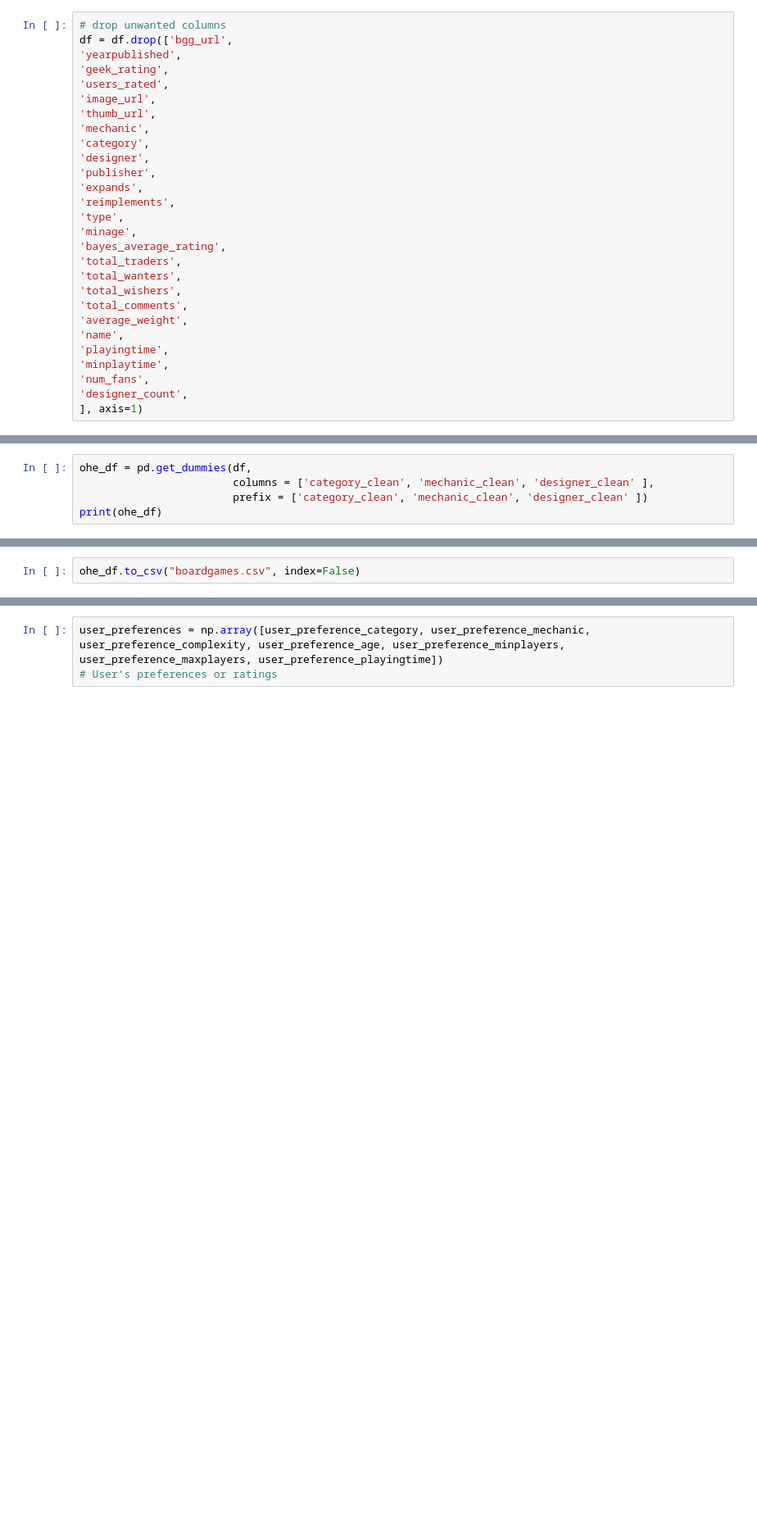
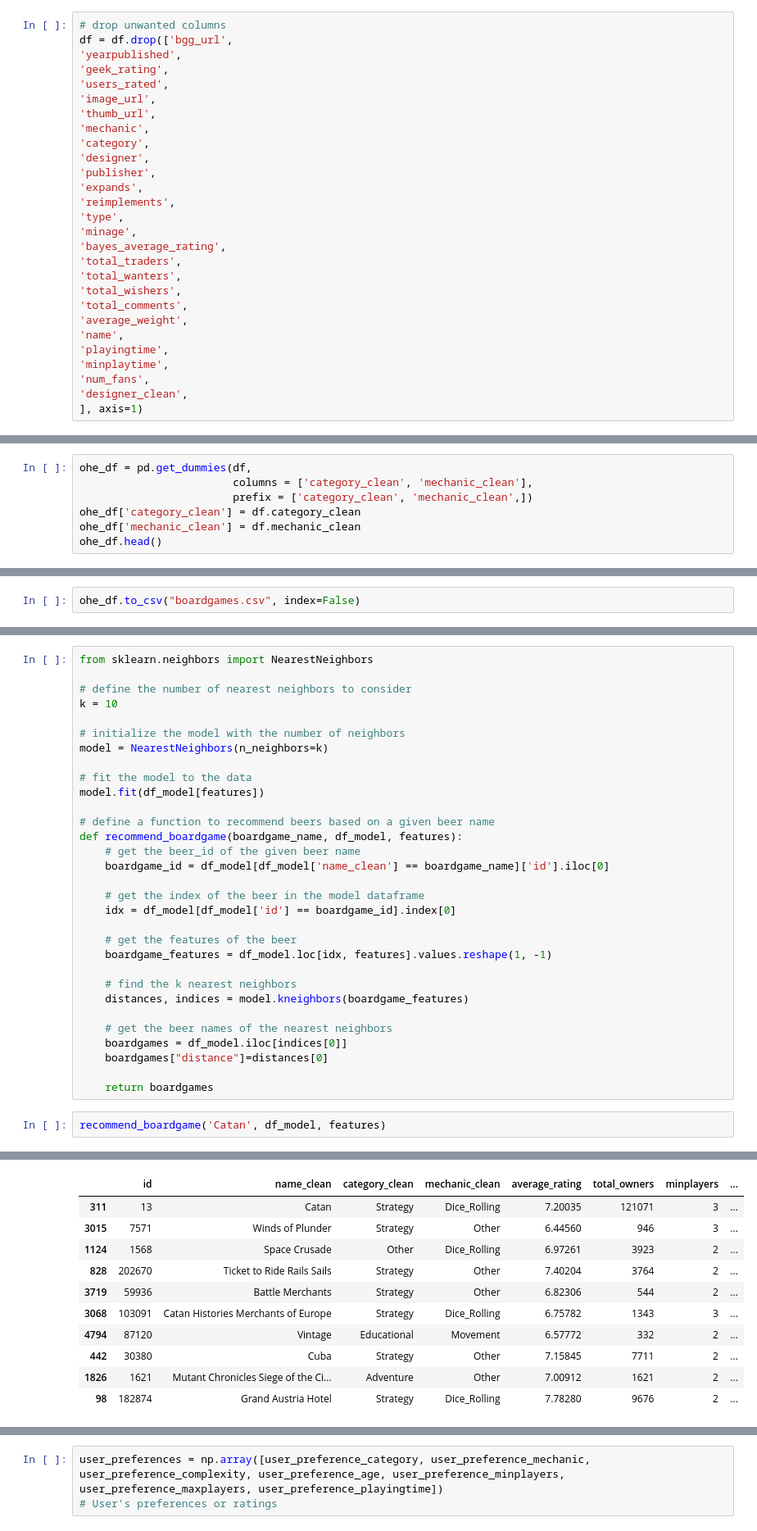
Before and after one commit to abinormal129/SMU_Bootcamp_2023_Project_4_Group_3_Board_Games, a Jupyter notebook: Board Game Recommender 1.2.ipynb, the cells around one changed output, grey strips where cells are left out. Shown at 82% size. Cells and saved outputs as stored; diff of their text form; blank space fills up the shorter version.

Commit message:
recommender update

```diff
--- a/Board Game Recommender 1.2.ipynb
+++ b/Board Game Recommender 1.2.ipynb
@@ -137,7 +137,7 @@ df = df.drop(['bgg_url',
 'playingtime',
 'minplaytime',
 'num_fans',
-'designer_count',
+'designer_clean',
 ], axis=1)
 # %%
 df.info()
@@ -183,7 +183,9 @@ dtypes: float64(2), int64(9), object(4)
 memory usage: 623.5+ KB
 # %%
 ohe_df = pd.get_dummies(df,
-                        columns = ['category_clean', 'mechanic_clean', 'designer_clean' ],
-                        prefix = ['category_clean', 'mechanic_clean', 'designer_clean' ])
-print(ohe_df)
+                        columns = ['category_clean', 'mechanic_clean'],
+                        prefix = ['category_clean', 'mechanic_clean',])
+ohe_df['category_clean'] = df.category_clean
+ohe_df['mechanic_clean'] = df.mechanic_clean
+ohe_df.head()
 # %% [output]
@@ -215,0 +257,34 @@ df = df[['beer_name', 'beer_style', 'abv_category', 'ibu_category', 'availabilit
+# %%
+from sklearn.neighbors import NearestNeighbors
+
+# define the number of nearest neighbors to consider
+k = 10
+
+# initialize the model with the number of neighbors
+model = NearestNeighbors(n_neighbors=k)
+
+# fit the model to the data
+model.fit(df_model[features])
+
+# define a function to recommend beers based on a given beer name
+def recommend_boardgame(boardgame_name, df_model, features):
+    # get the beer_id of the given beer name
+    boardgame_id = df_model[df_model['name_clean'] == boardgame_name]['id'].iloc[0]
+
+    # get the index of the beer in the model dataframe
+    idx = df_model[df_model['id'] == boardgame_id].index[0]
+
+    # get the features of the beer
+    boardgame_features = df_model.loc[idx, features].values.reshape(1, -1)
+
+    # find the k nearest neighbors
+    distances, indices = model.kneighbors(boardgame_features)
+
+    # get the beer names of the nearest neighbors
+    boardgames = df_model.iloc[indices[0]]
+    boardgames["distance"]=distances[0]
+
+    return boardgames
+# %%
+recommend_boardgame('Catan', df_model, features)
+# %% [output]
@@ -215,0 +296,11 @@ df = df[['beer_name', 'beer_style', 'abv_category', 'ibu_category', 'availabilit
+|  | id | name_clean | category_clean | mechanic_clean | average_rating | total_owners | minplayers | ... |
+| 311 | 13 | Catan | Strategy | Dice_Rolling | 7.20035 | 121071 | 3 | ... |
+| 3015 | 7571 | Winds of Plunder | Strategy | Other | 6.44560 | 946 | 3 | ... |
+| 1124 | 1568 | Space Crusade | Other | Dice_Rolling | 6.97261 | 3923 | 2 | ... |
+| 828 | 202670 | Ticket to Ride Rails Sails | Strategy | Other | 7.40204 | 3764 | 2 | ... |
+| 3719 | 59936 | Battle Merchants | Strategy | Other | 6.82306 | 544 | 2 | ... |
+| 3068 | 103091 | Catan Histories Merchants of Europe | Strategy | Dice_Rolling | 6.75782 | 1343 | 3 | ... |
+| 4794 | 87120 | Vintage | Educational | Movement | 6.57772 | 332 | 2 | ... |
+| 442 | 30380 | Cuba | Strategy | Other | 7.15845 | 7711 | 2 | ... |
+| 1826 | 1621 | Mutant Chronicles Siege of the Ci... | Adventure | Other | 7.00912 | 1621 | 2 | ... |
+| 98 | 182874 | Grand Austria Hotel | Strategy | Dice_Rolling | 7.78280 | 9676 | 2 | ... |
```
Also changed, not shown: parts of 13 cells of this notebook, 1 other file.
